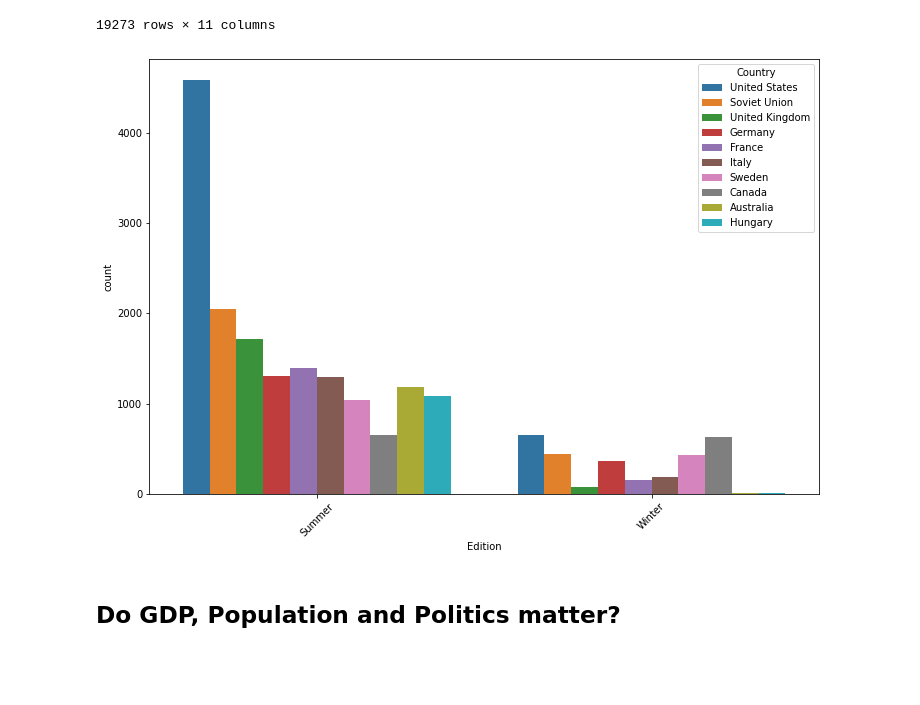
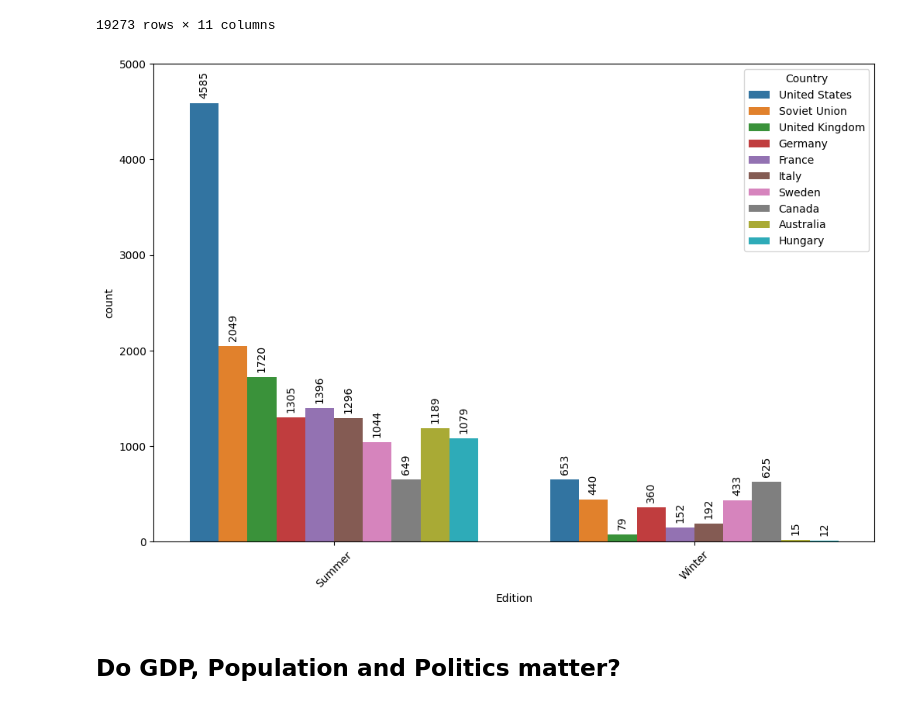
Before and after one commit to PrzemyslawLagosz/python, a Jupyter notebook: UDEMY/PANDAS/Course_Materials_Part3/Explanatory_DataAnalysis_Challenge/Explanatory_DataAnalysis_Challenge.ipynb, the cells around one changed output. Drawn from its saved outputs; the diff is of its cells as text; code cells hidden in the pictures; blank space fills up the shorter version.

```diff
--- a/UDEMY/PANDAS/Course_Materials_Part3/Explanatory_DataAnalysis_Challenge/Explanatory_DataAnalysis_Challenge.ipynb
+++ b/UDEMY/PANDAS/Course_Materials_Part3/Explanatory_DataAnalysis_Challenge/Explanatory_DataAnalysis_Challenge.ipynb
@@ -406,7 +406,7 @@ plt.xticks(rotation=45)
 # Add labels over bars
 ax = plt.gca()
 for p in ax.patches:
-    ax.annotate(f'{p.get_height()}', (p.get_x() + p.get_width() / 2, p.get_height()), ha='center', va='bottom')
+    ax.annotate(f'{p.get_height().astype("int")}', (p.get_x() + p.get_width() / 2, p.get_height()), ha='center', va='bottom')
 
 plt.show()
 # %% [output]
@@ -418,7 +418,7 @@ plt.xticks(rotation=45)
 # Add labels over bars
 ax = plt.gca()
 for p in ax.patches:
-    ax.annotate(f'{p.get_height()}', (p.get_x() + p.get_width() / 2, p.get_height()), ha='center', va='bottom')
+    ax.annotate(f'{p.get_height().astype("int")}', (p.get_x() + p.get_width() / 2, p.get_height()), ha='center', va='bottom')
 
 plt.show()
 # %% [output]
@@ -434,10 +434,10 @@ ax = plt.gca()
 rotation_angle = 90
 font_size = 10
 for p in ax.patches:
-    ax.annotate(f'{p.get_height()}', (p.get_x() + p.get_width() / 2, p.get_height()+50), ha='center', va='bottom', rotation=rotation_angle, fontsize=font_size)
+    ax.annotate(f'{p.get_height().astype("int")}', (p.get_x() + p.get_width() / 2, p.get_height()+50), ha='center', va='bottom', rotation=rotation_angle, fontsize=font_size)
 
 first_bar_height  = ax.patches[1].get_height()
 
-#plt.ylim(0, first_bar_height + 100)
+plt.ylim(0, 2600)
 plt.show()
 # %% [output]
@@ -461,15 +461,20 @@ olympic_top_10
 # %%
 plt.figure(figsize= (12, 8))
 sns.countplot(data= olympic_top_10, x= "Edition", hue = "Country", hue_order= top_10_countries)
 plt.xticks(rotation=45)
 
+# Add labels over bars
+ax = plt.gca()
+rotation_angle = 90
+font_size = 10
+for p in ax.patches:
+    ax.annotate(f'{p.get_height().astype("int")}', (p.get_x() + p.get_width() / 2, p.get_height()+50), ha='center', va='bottom', rotation=rotation_angle, fontsize=font_size)
 
 
-
-#plt.ylim(0, first_bar_height + 100)
+plt.ylim(0, 5000)
 plt.show()
 # %% [output]
-[figure, old version]
+[figure, new version]
 # %% [markdown]
 ## Do GDP, Population and Politics matter?
 # %% [markdown]
```
Also changed, not shown: parts of 8 cells of this notebook, 1 other file.
